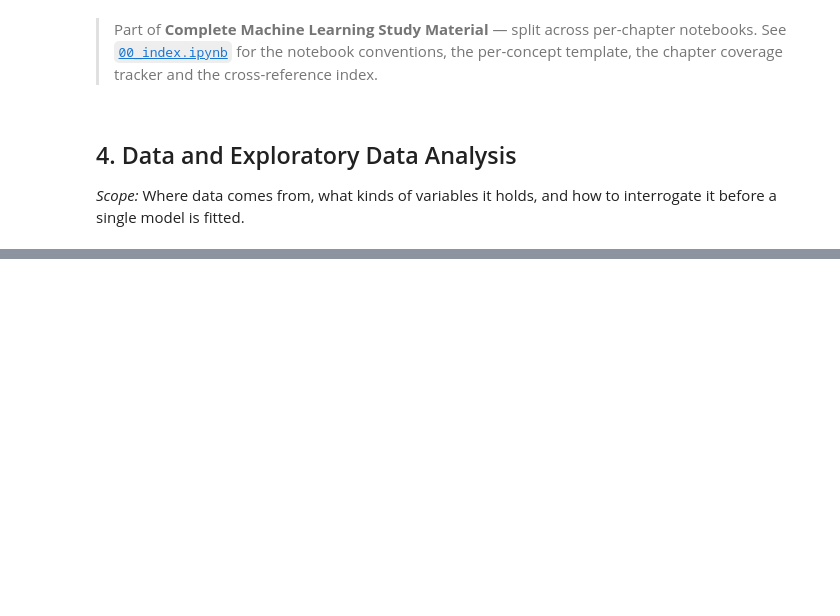
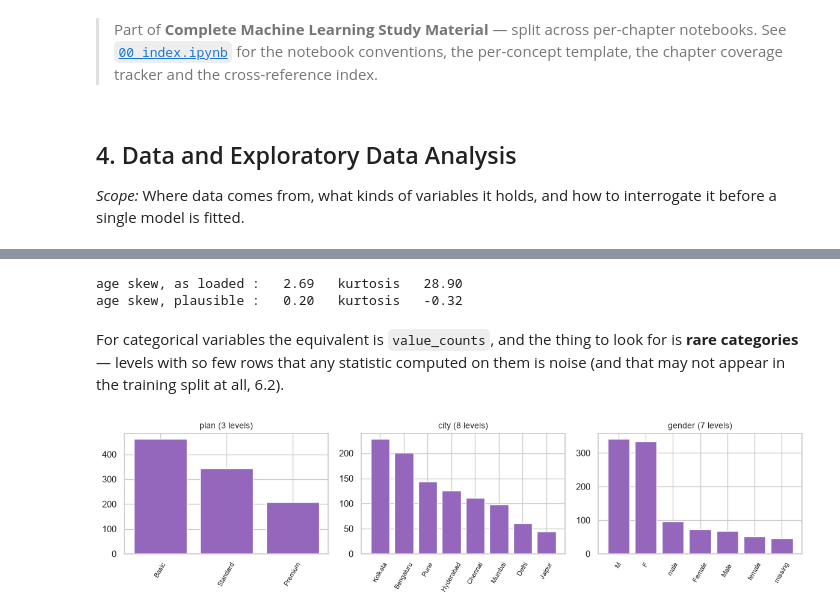
Before and after one commit to Shayan2002Saha/ML_Materials, a Jupyter notebook: 04_data_and_eda.ipynb, the cells around one changed output, grey strips where cells are left out. Cells and saved outputs as stored; diff of their text form; code cells hidden in the pictures; blank space fills up the shorter version.

```diff
--- a/04_data_and_eda.ipynb
+++ b/04_data_and_eda.ipynb
@@ -46,0 +347,24 @@
+# %%
+plausible_age = customers["age"].where(customers["age"].between(16, 100))
+print(f"age skew, as loaded : {customers['age'].skew():>6.2f}   kurtosis {customers['age'].kurtosis():>7.2f}")
+print(f"age skew, plausible : {plausible_age.skew():>6.2f}   kurtosis {plausible_age.kurtosis():>7.2f}")
+# 2.69 -> 0.20 and 28.90 -> -0.31: the column was well behaved all along, four rows were not
+# %% [output]
+age skew, as loaded :   2.69   kurtosis   28.90
+age skew, plausible :   0.20   kurtosis   -0.32
+# %% [markdown]
+For categorical variables the equivalent is `value_counts`, and the thing to look for is **rare
+categories** — levels with so few rows that any statistic computed on them is noise (and that may not
+appear in the training split at all, 6.2).
+# %%
+fig, axes = plt.subplots(1, 3, figsize=(12, 3.2))
+for ax, col in zip(axes, ["plan", "city", "gender"]):
+    counts = customers[col].value_counts(dropna=False)
+    labels = [str(v) if pd.notna(v) else "missing" for v in counts.index]   # NaN needs its own label
+    ax.bar(labels, counts.values, color="tab:purple")
+    ax.set_title(f"{col} ({counts.size} levels)", fontsize=10)
+    ax.tick_params(axis="x", rotation=60, labelsize=8)
+fig.tight_layout()
+plt.show()
+# %% [output]
+[figure, added]
```
Also changed, not shown: parts of 74 cells of this notebook, 4 other files.
